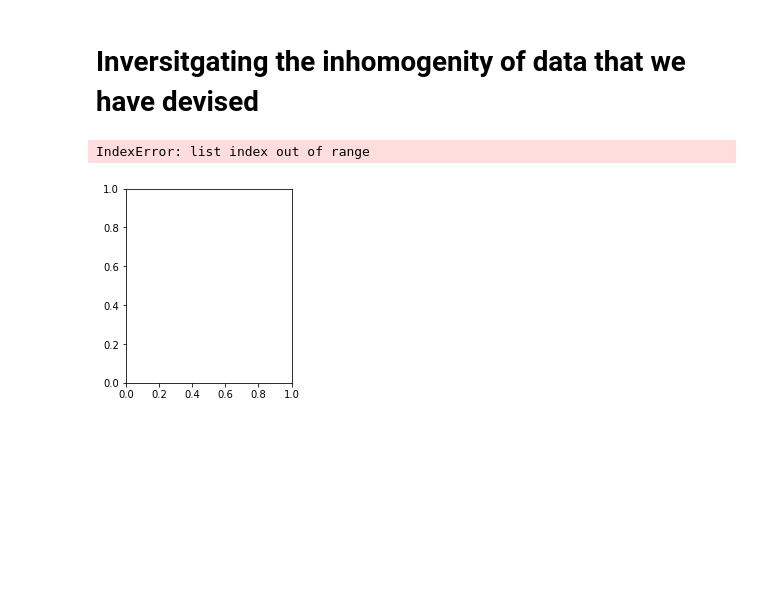
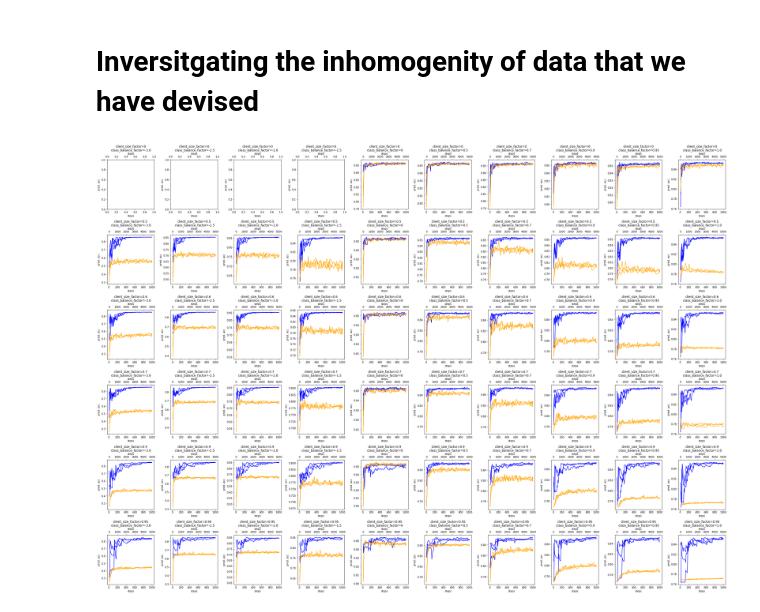
Before and after one commit to MrinankSharma/DP-PVI, a Jupyter notebook: experiments/workshop/notebooks/inhomogeneity/Initial inhomogeneity investigation new LRs.ipynb, the cells around one changed output. Drawn from its saved outputs; the diff is of its cells as text; code cells hidden in the pictures; blank space fills up the shorter version.

Commit message:
update heatmaps

```diff
--- a/experiments/workshop/notebooks/inhomogeneity/Initial inhomogeneity investigation new LRs.ipynb
+++ b/experiments/workshop/notebooks/inhomogeneity/Initial inhomogeneity investigation new LRs.ipynb
@@ -87,8 +87,8 @@ for config in bvi_configs:
 pvi_grid_experiments = [results_access.get_experiments(complete=True, config=config) for config in pvi_configs]
 bvi_grid_experiments = [results_access.get_experiments(complete=True, config=config) for config in bvi_configs]
 
-pvi_grid_metrics = [results_access.get_metrics_by_exp(experiments, ["test_accuracy", "test_all"]) for experiments in pvi_grid_experiments]
-bvi_grid_metrics = [results_access.get_metrics_by_exp(experiments, ["test_accuracy", "test_all"]) for experiments in bvi_grid_experiments]
+pvi_grid_metrics = [results_access.get_metrics_by_exp(experiments, ["test_accuracy_communications", "test_all_communications"]) for experiments in pvi_grid_experiments]
+bvi_grid_metrics = [results_access.get_metrics_by_exp(experiments, ["test_accuracy_communications", "test_all_communications"]) for experiments in bvi_grid_experiments]
 # %%
 client_size_factors = sorted(experiment_config['dataset_dist.client_size_factor'])
 class_balance_factors = sorted(experiment_config['dataset_dist.class_balance_factor'])
@@ -99,51 +99,51 @@ cols = len(class_balance_factors)
 
 for pvi_config, pvi_grid_experiment, pvi_grid_metric, bvi_config, bvi_grid_experiment, bvi_grid_metric in zip(pvi_configs, pvi_grid_experiments, pvi_grid_metrics, bvi_configs, bvi_grid_experiments, bvi_grid_metrics):
     client_size_factor = pvi_config['dataset_dist.client_size_factor']
     class_balance_factor = pvi_config['dataset_dist.class_balance_factor']
 
     client_size_factor_index = client_size_factors.index(client_size_factor)
     class_balance_factor_index = class_balance_factors.index(class_balance_factor)
 
     axes = plt.subplot(rows, cols, client_size_factor_index * cols + class_balance_factor_index + 1)
 #     print(rho_index, inhom_index ,rho_index * cols + inhom_index + 1)
 
     if not len(pvi_grid_metric) == 0:
-        pvi_values = []
-        for metric in pvi_grid_metric:
-            pvi_values.append(metric[0]['values'])
-        pvi_values = np.array(pvi_values).T
-        steps = np.atleast_2d(np.array(pvi_grid_metric[0][0]['steps'])).T
-
-        axes.plot(steps, pvi_values, color='blue')
+        if len(pvi_grid_metric[0]) > 0:
+            pvi_values = []
+            for metric in pvi_grid_metric:
+                pvi_values.append(metric[0]['values'])
+            pvi_values = np.array(pvi_values).T
+            steps = np.atleast_2d(np.array(pvi_grid_metric[0][0]['steps'])).T
+            axes.plot(steps, pvi_values, color='blue')
 
     axes2 = axes.twiny()
 
     if not len(bvi_grid_metric) == 0:
-        bvi_values = []
-        steps = None
-        for metric in bvi_grid_metric:
-            if len(metric) != 0:
-                bvi_values.append(metric[0]['values'])
-                steps = np.atleast_2d(np.array(metric[0]['steps'])).T
-        bvi_values = np.array(bvi_values).T
+        if len(bvi_grid_metric[0]) > 0:
+            bvi_values = []
+            steps = None
+            for metric in bvi_grid_metric:
+                if len(metric) != 0:
+                    bvi_values.append(metric[0]['values'])
+                    steps = np.atleast_2d(np.array(metric[0]['steps'])).T
+            bvi_values = np.array(bvi_values).T
 
-        if steps is not None:
-            axes2.plot(steps, bvi_values, color='orange')
+            if steps is not None:
+                axes2.plot(steps, bvi_values, color='orange')
 
     plt.title(f'client_size_factor={client_size_factor}\n class_balance_factor={class_balance_factor}')
 
 #     axes.set_ylim([0.78, 0.86])
 #     axes.set_xlim([0, 100])
 
     axes.set_xlabel('steps')
     axes2.set_xlabel('steps')
     axes.set_ylabel('pred. acc')
 #     axes.set_ylim([0.75, 0.86])
 
 plt.tight_layout()
 # %% [output]
-IndexError: list index out of range
-[figure, old version]
+[figure, new version]
 # %%
 client_size_factors = sorted(experiment_config['dataset_dist.client_size_factor'])
 class_balance_factors = sorted(experiment_config['dataset_dist.class_balance_factor'])
```
Also changed, not shown: parts of 5 cells of this notebook.
